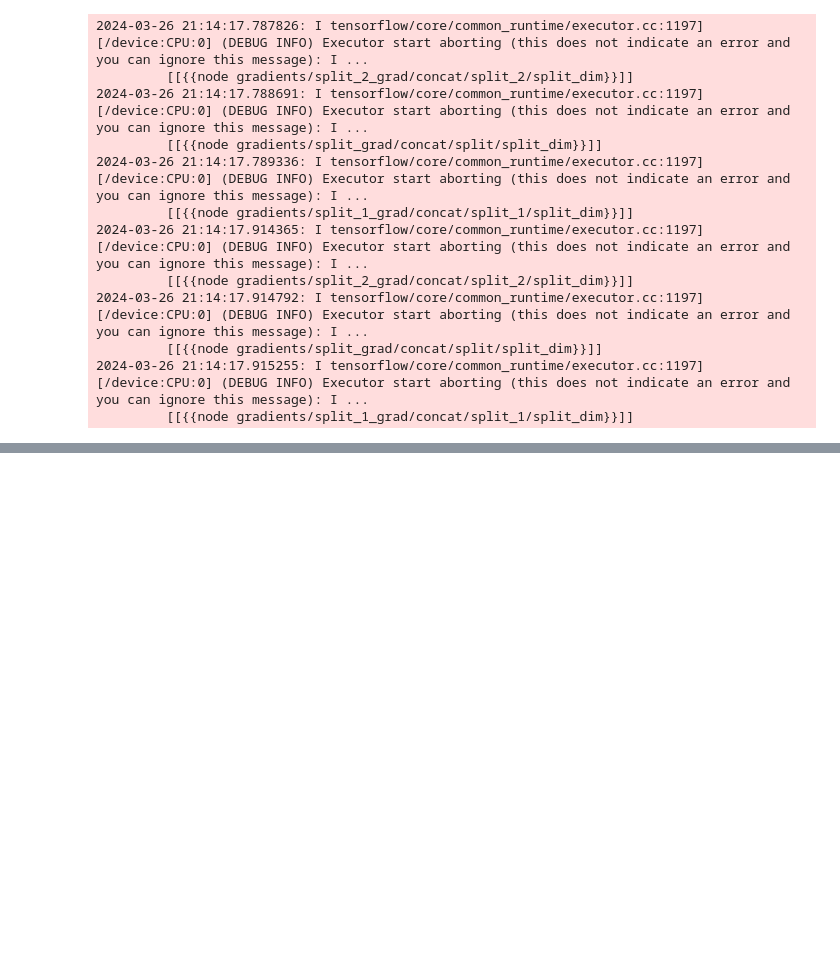
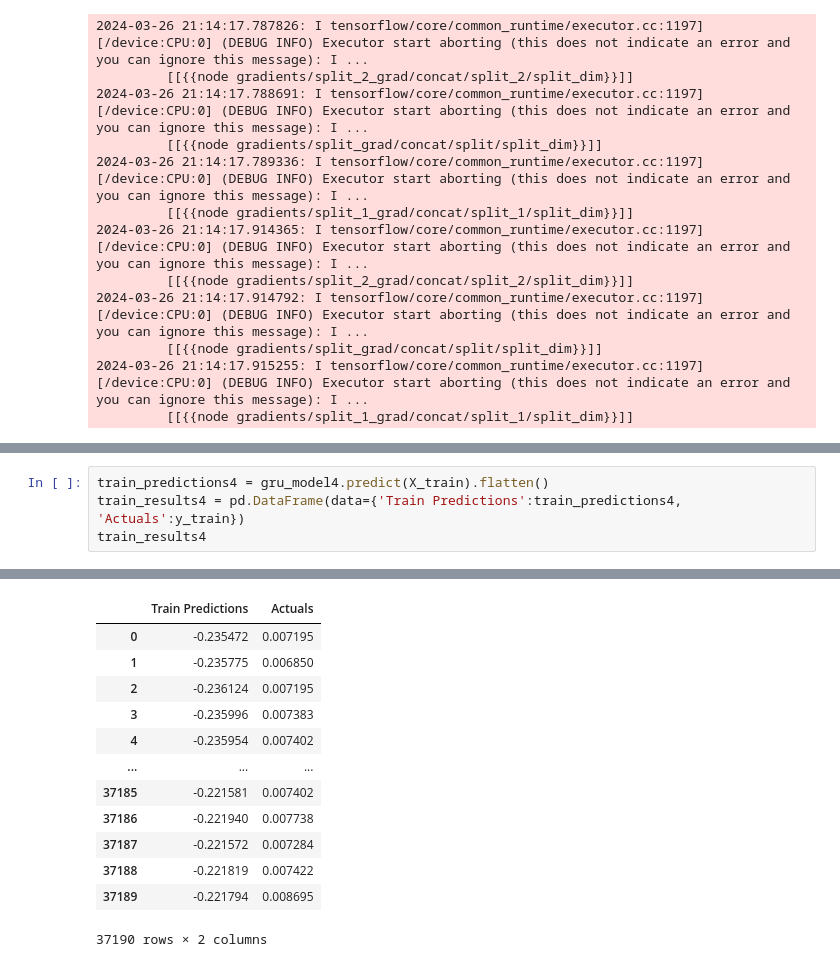
Before and after one commit to dguiraldes/aml_project, a Jupyter notebook: Adri_GRU_2.ipynb, the cells around one changed output, grey strips where cells are left out. Drawn from its saved outputs; the diff is of its cells as text; blank space fills up the shorter version.

```diff
--- a/Adri_GRU_2.ipynb
+++ b/Adri_GRU_2.ipynb
@@ -470,0 +533,5 @@ KeyboardInterrupt:
+# %%
+train_predictions4 = gru_model4.predict(X_train).flatten()
+train_results4 = pd.DataFrame(data={'Train Predictions':train_predictions4, 'Actuals':y_train})
+train_results4
+# %% [output]
@@ -470,0 +551,13 @@ KeyboardInterrupt:
+|  | Train Predictions | Actuals |
+| 0 | -0.235472 | 0.007195 |
+| 1 | -0.235775 | 0.006850 |
+| 2 | -0.236124 | 0.007195 |
+| 3 | -0.235996 | 0.007383 |
+| 4 | -0.235954 | 0.007402 |
+| ... | ... | ... |
+| 37185 | -0.221581 | 0.007402 |
+| 37186 | -0.221940 | 0.007738 |
+| 37187 | -0.221572 | 0.007284 |
+| 37188 | -0.221819 | 0.007422 |
+| 37189 | -0.221794 | 0.008695 |
+37190 rows × 2 columns
```
Also changed, not shown: parts of 8 cells of this notebook.
